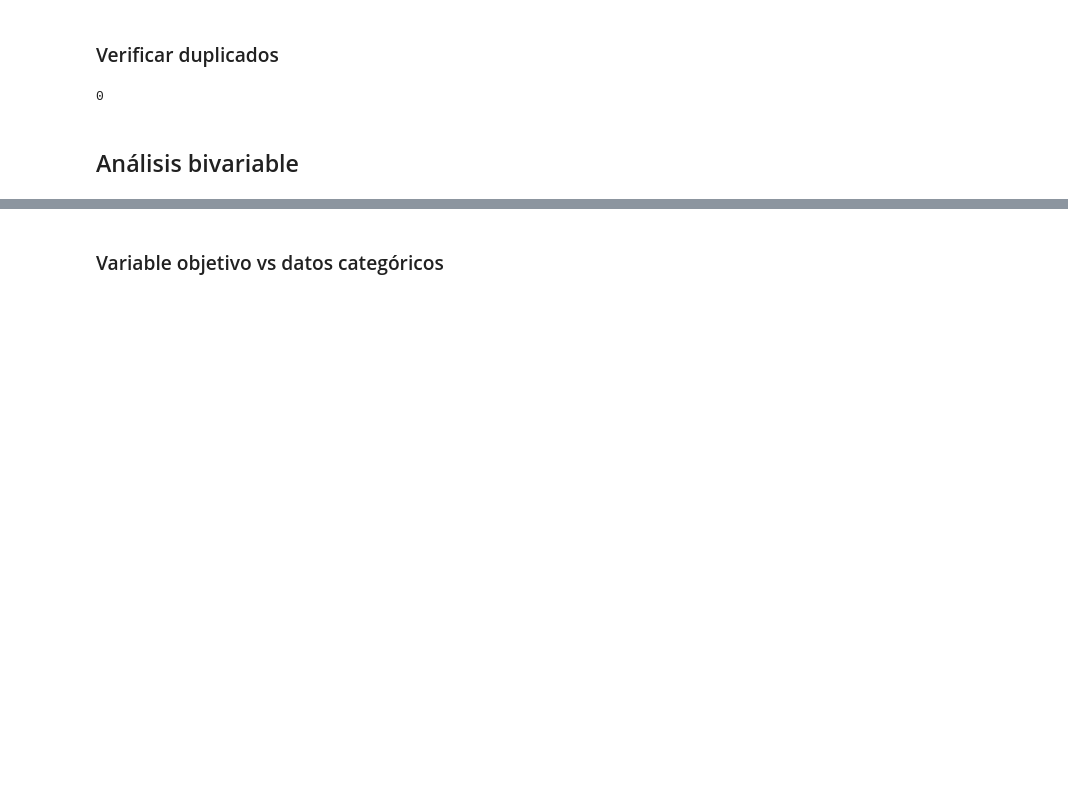
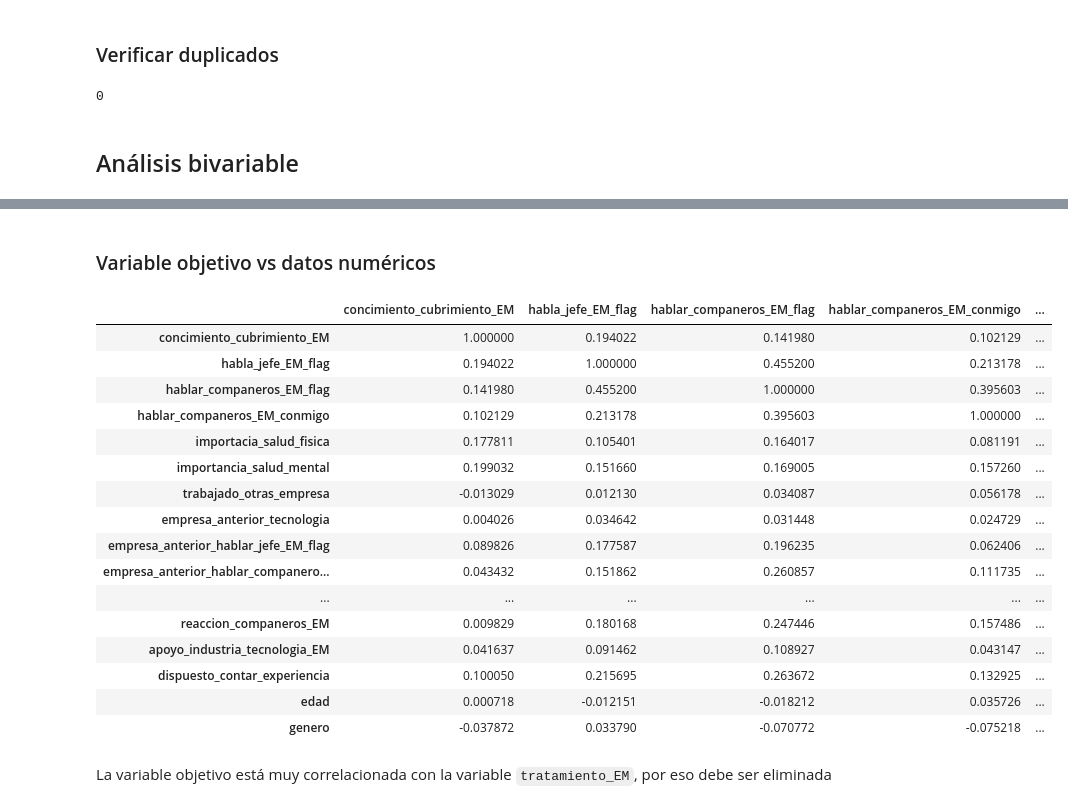
Before and after one commit to nathaliaortega/MentalHealtInTech, a Jupyter notebook: notebooks/2-mentalHealth-explore.ipynb, the cells around one changed output, grey strips where cells are left out. Cells and saved outputs as stored; diff of their text form; code cells hidden in the pictures; blank space fills up the shorter version.

```diff
--- a/notebooks/2-mentalHealth-explore.ipynb
+++ b/notebooks/2-mentalHealth-explore.ipynb
@@ -350,0 +412,20 @@ mentalHealth_df.duplicated().sum()
+# %%
+#Se eliminan todas las variable que no son importantes
+mentalHealth_df.drop('estado_US_trabajo',axis=1,inplace=True)
+mentalHealth_df.drop('pais_trabajo',axis=1,inplace=True)
+mentalHealth_df.drop('compania_tecnologia',axis=1,inplace=True)
+mentalHealth_df.drop('grupo_etnico',axis=1,inplace=True)
+mentalHealth_df.drop('estado_US_vivienda',axis=1,inplace=True)
+mentalHealth_df.drop('pais_vivienda',axis=1,inplace=True)
+mentalHealth_df.drop('empresa_anterior_cubrimiento_EM',axis=1,inplace=True)
+mentalHealth_df.drop('empresa_anterior_hablar_salud_mentalYFisica',axis=1,inplace=True)
+mentalHealth_df.drop('empresa_anterior_charla_EM',axis=1,inplace=True)
+mentalHealth_df.drop('empresa_anterior_dispuesto_hablar_companeros_EM',axis=1,inplace=True)
+mentalHealth_df.drop('charla_EM',axis=1,inplace=True)
+mentalHealth_df.drop('anonimato_EM',axis=1,inplace=True)
+mentalHealth_df.drop('hablar_jefe_EM',axis=1,inplace=True)
+mentalHealth_df.drop('hablar_EM_companeros',axis=1,inplace=True)
+mentalHealth_df.drop('entrevista_trabajo_hablar_EF',axis=1,inplace=True)
+mentalHealth_df.drop('empresa_anterior_recursos_EM',axis=1,inplace=True)
+mentalHealth_df.drop('empresa_anterior_anonimato',axis=1,inplace=True)
+mentalHealth_df.drop('hablar_salud_mentalYFisica',axis=1,inplace=True)
@@ -351,2 +452,26 @@ mentalHealth_df.duplicated().sum()
 # %% [markdown]
-### Variable objetivo vs datos categóricos
+### Variable objetivo vs datos numéricos
+# %%
+newdf_corr = mentalHealth_df.corr()
+# %%
+newdf_corr.style.background_gradient(cmap='Blues')
+# %% [output]
+|  | concimiento_cubrimiento_EM | habla_jefe_EM_flag | hablar_companeros_EM_flag | hablar_companeros_EM_conmigo | ... |
+| concimiento_cubrimiento_EM | 1.000000 | 0.194022 | 0.141980 | 0.102129 | ... |
+| habla_jefe_EM_flag | 0.194022 | 1.000000 | 0.455200 | 0.213178 | ... |
+| hablar_companeros_EM_flag | 0.141980 | 0.455200 | 1.000000 | 0.395603 | ... |
+| hablar_companeros_EM_conmigo | 0.102129 | 0.213178 | 0.395603 | 1.000000 | ... |
+| importacia_salud_fisica | 0.177811 | 0.105401 | 0.164017 | 0.081191 | ... |
+| importancia_salud_mental | 0.199032 | 0.151660 | 0.169005 | 0.157260 | ... |
+| trabajado_otras_empresa | -0.013029 | 0.012130 | 0.034087 | 0.056178 | ... |
+| empresa_anterior_tecnologia | 0.004026 | 0.034642 | 0.031448 | 0.024729 | ... |
+| empresa_anterior_hablar_jefe_EM_flag | 0.089826 | 0.177587 | 0.196235 | 0.062406 | ... |
+| empresa_anterior_hablar_companero... | 0.043432 | 0.151862 | 0.260857 | 0.111735 | ... |
+| ... | ... | ... | ... | ... | ... |
+| reaccion_companeros_EM | 0.009829 | 0.180168 | 0.247446 | 0.157486 | ... |
+| apoyo_industria_tecnologia_EM | 0.041637 | 0.091462 | 0.108927 | 0.043147 | ... |
+| dispuesto_contar_experiencia | 0.100050 | 0.215695 | 0.263672 | 0.132925 | ... |
+| edad | 0.000718 | -0.012151 | -0.018212 | 0.035726 | ... |
+| genero | -0.037872 | 0.033790 | -0.070772 | -0.075218 | ... |
+# %% [markdown]
+La variable objetivo está muy correlacionada con la variable `tratamiento_EM`, por eso debe ser eliminada
```
Also changed, not shown: parts of 18 cells of this notebook, 4 other files.
